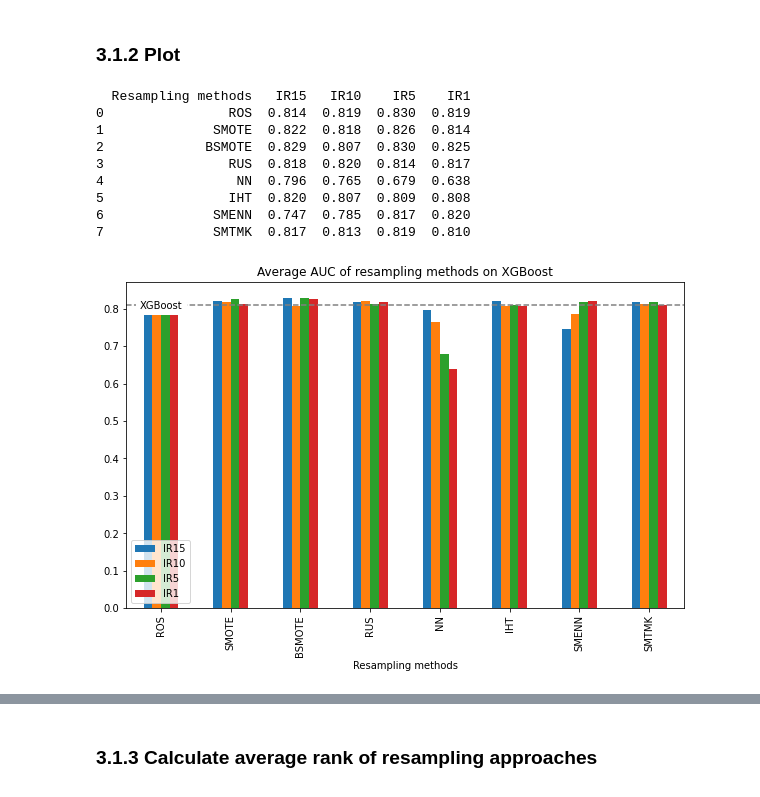
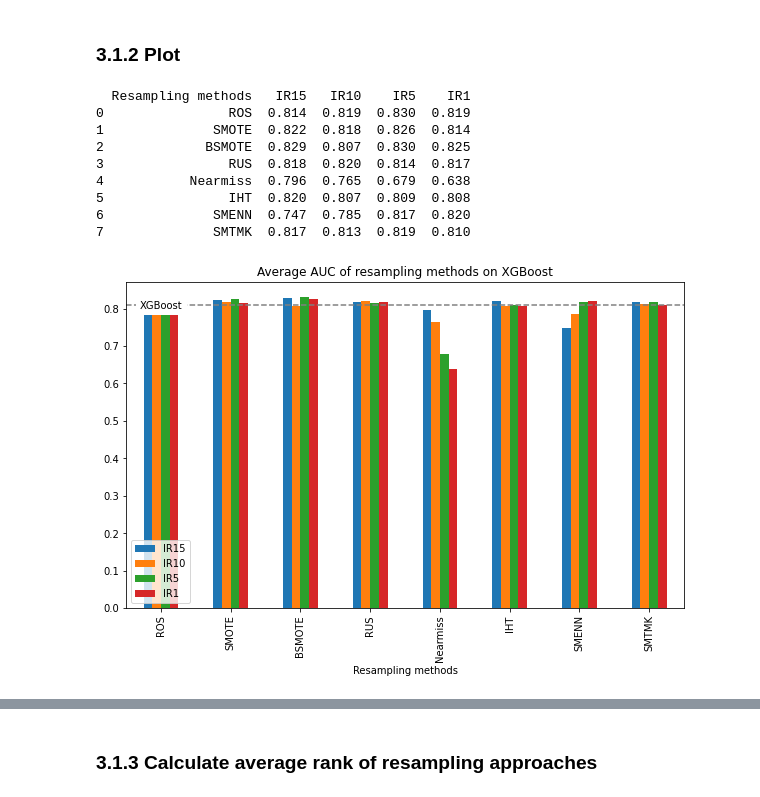
Before and after one commit to Sinan-Wang/thesis, a Jupyter notebook: Analysis/Analysis.ipynb, the cells around one changed output, grey strips where cells are left out. Saved outputs shown, nothing was run; the diff lists cells and outputs as text; code cells hidden in the pictures.

```diff
--- a/Analysis/Analysis.ipynb
+++ b/Analysis/Analysis.ipynb
@@ -1684,32 +1684,32 @@ dtype: int64
 ### 3.1.1 Read results tables
 # %%
 #hmeq
-hmeq_xgbauc = pd.read_csv("/Users/kelly/Desktop/code_final/HMEQ/result/hmeq_xgb_auc.csv", sep=",")
+hmeq_xgbauc = pd.read_csv("../HMEQ/result/hmeq_xgb_auc.csv", sep=",")
 hmeq_xgbauc = hmeq_xgbauc.set_index('Approaches')
 hmeq_xgbauc.rename(columns = {'1:15':'hmeq_1:15','1:10':'hmeq_1:10',
                          '1:5':'hmeq_1:5','1:1':'hmeq_1:1','average_rank':'hmeq_average_rank' }, inplace = True)
 hmeq_xgbauc_tr = hmeq_xgbauc.transpose()
 
 #ucig
-ucig_xgbauc = pd.read_csv("/Users/kelly/Desktop/code_final/UCI_G/result/ucig_xgb_auc.csv", sep=",")
+ucig_xgbauc = pd.read_csv("../UCI_G/result/ucig_xgb_auc.csv", sep=",")
 ucig_xgbauc = ucig_xgbauc.set_index('Approaches')
 ucig_xgbauc.rename(columns = {'1:15':'ucig_1:15','1:10':'ucig_1:10',
                          '1:5':'ucig_1:5','1:1':'ucig_1:1','average_rank':'ucig_average_rank' }, inplace = True)
 ucig_xgbauc_tr = ucig_xgbauc.transpose()
 #ucid
-ucid_xgbauc = pd.read_csv("/Users/kelly/Desktop/code_final/UCI_D/result/ucid_xgb_auc.csv", sep=",")
+ucid_xgbauc = pd.read_csv("../UCI_D/result/ucid_xgb_auc.csv", sep=",")
 ucid_xgbauc = ucid_xgbauc.set_index('Approaches')
 ucid_xgbauc.rename(columns = {'1:15':'ucid_1:15','1:10':'ucid_1:10',
                          '1:5':'ucid_1:5','1:1':'ucid_1:1', 'average_rank':'ucid_average_rank'}, inplace = True)
 ucid_xgbauc_tr = ucid_xgbauc.transpose()
 #ucip
-ucip_xgbauc = pd.read_csv("/Users/kelly/Desktop/code_final/UCI_P/result/ucip_xgb_auc.csv", sep=",")
+ucip_xgbauc = pd.read_csv("../UCI_P/result/ucip_xgb_auc.csv", sep=",")
 ucip_xgbauc = ucip_xgbauc.set_index('Approaches')
 ucip_xgbauc.rename(columns = {'1:15':'ucip_1:15','1:10':'ucip_1:10',
                          '1:5':'ucip_1:5','1:1':'ucip_1:1','average_rank':'ucip_average_rank' }, inplace = True)
 ucip_xgbauc_tr = ucip_xgbauc.transpose()
 #kaggle
-kaggle_xgbauc = pd.read_csv("/Users/kelly/Desktop/code_final/GMC/result/kaggle_xgb_auc.csv", sep=",")
+kaggle_xgbauc = pd.read_csv("../GMC/result/kaggle_xgb_auc.csv", sep=",")
 kaggle_xgbauc = kaggle_xgbauc.set_index('Approaches')
 kaggle_xgbauc.rename(columns = {'1:15':'kaggle_1:15','1:10':'kaggle_1:10',
                          '1:5':'kaggle_1:5','1:1':'kaggle_1:1', 'average_rank':'kaggle_average_rank' }, inplace = True)
@@ -1920,38 +1920,38 @@ smt1 =statistics.mean([xgb_auc.iloc[3,7], xgb_auc.iloc[7,7],
 # create data
 df = pd.DataFrame([['ROS', ros15, ros10, ros5, ros1], ['SMOTE', smote15, smote10, smote5, smote1],
                    ['BSMOTE', bsmote15, bsmote10, bsmote5, bsmote1],['RUS', rus15, rus10, rus5, rus1],
-                   ['NN', nn15, nn10, nn5, nn1], ['IHT', iht15, iht10, iht5, iht1],
+                   ['Nearmiss', nn15, nn10, nn5, nn1], ['IHT', iht15, iht10, iht5, iht1],
                    ['SMENN', smenn15, smenn10, smenn5, smenn1], ['SMTMK', smt15, smt10, smt5, smt1]],
                   columns=['Resampling methods', 'IR15', 'IR10', 'IR5', 'IR1'])
 # view data
 print(df)
 
 # plot grouped bar chart
 df.plot(x='Resampling methods',
         kind='bar',
         stacked=False,
         title='Average AUC of resampling methods on XGBoost')
 
 #add a dash line of avaerage xgb auc
 
 plt.axhline(y= xgb_meanauc,color='grey', linestyle ='dashed')
 plt.text(0, xgb_meanauc, 'XGBoost', fontsize=10, va='center', ha='center', backgroundcolor='w')
 
 #adjust the size of plot
 plt.rcParams["figure.figsize"] = [10, 6]
-plt.savefig('/Users/kelly/Desktop/code_final/Analysis/result/xgb_auc.jpg')
+plt.savefig('./result/xgb_auc.jpg')
 plt.show()
 # %% [output]
   Resampling methods   IR15   IR10    IR5    IR1
 0                ROS  0.814  0.819  0.830  0.819
 1              SMOTE  0.822  0.818  0.826  0.814
 2             BSMOTE  0.829  0.807  0.830  0.825
 3                RUS  0.818  0.820  0.814  0.817
-4                 NN  0.796  0.765  0.679  0.638
+4           Nearmiss  0.796  0.765  0.679  0.638
 5                IHT  0.820  0.807  0.809  0.808
 6              SMENN  0.747  0.785  0.817  0.820
 7              SMTMK  0.817  0.813  0.819  0.810
-[figure, old version]
+[figure, new version]
 # %%
 # calculate mean gmeans of five datasets in case of certain approach and certain ir
 #xgb
```
Also changed, not shown: parts of 17 cells of this notebook, 10 other files.
